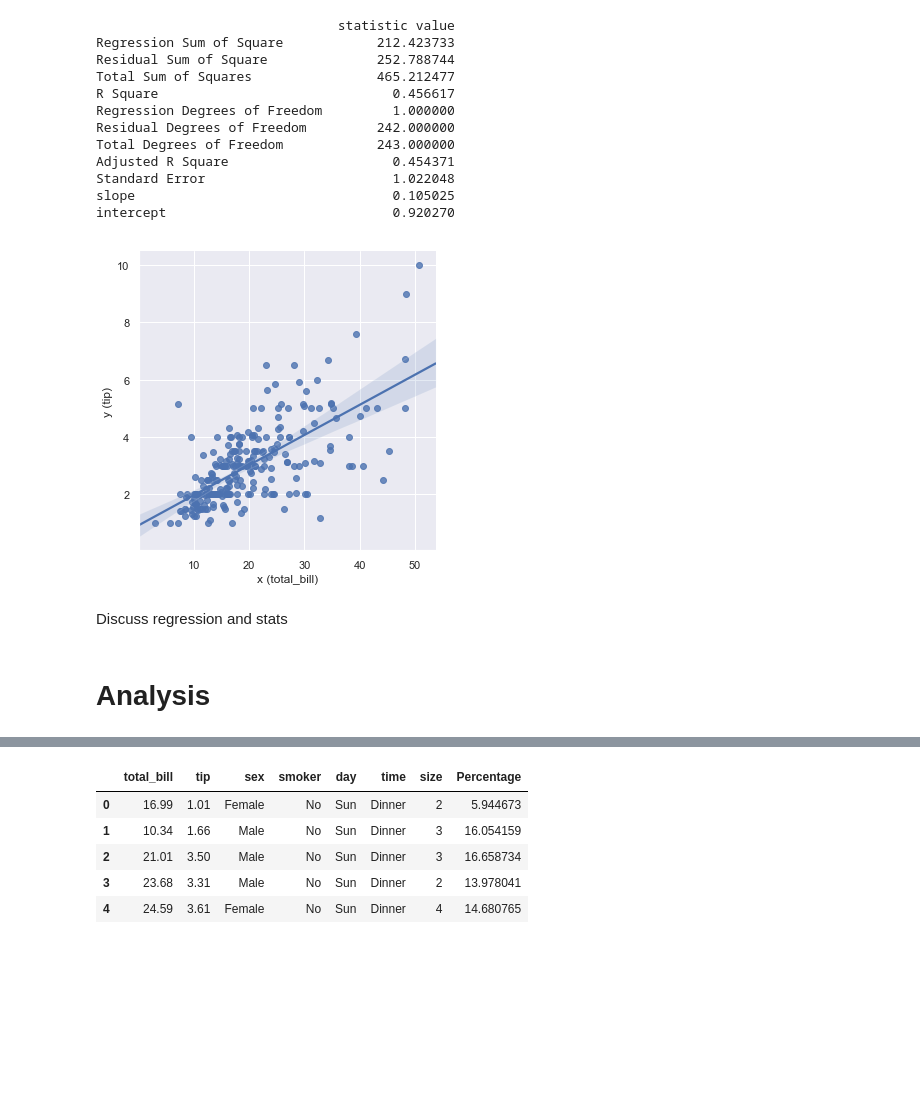
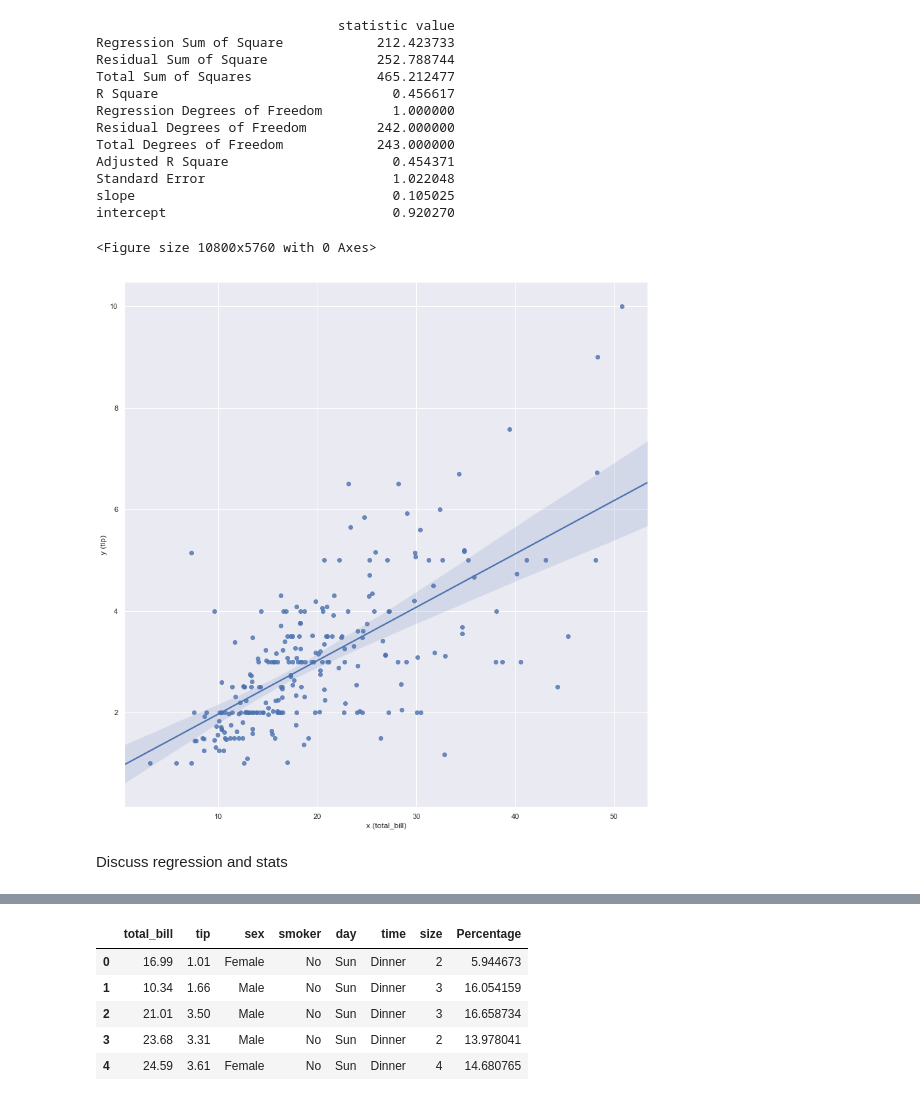
Before and after one commit to Spider-Mannix/DAfundProj, a Jupyter notebook: Project Notebook.ipynb, the cells around one changed output, grey strips where cells are left out. Saved outputs shown, nothing was run; the diff lists cells and outputs as text; code cells hidden in the pictures; blank space fills up the shorter version.

Commit message:
more on regression and analysis

```diff
--- a/Project Notebook.ipynb
+++ b/Project Notebook.ipynb
@@ -239,11 +255,11 @@ Standard Error                        1.022048
 slope                                 0.105025
 intercept                             0.920270
 # %%
-model=sns.lmplot(data=dfr,y='y (tip)',x='x (total_bill)',legend=False)
+plt.figure(figsize=(150,80))
+model=sns.lmplot(data=dfr,y='y (tip)',x='x (total_bill)',legend=False, height = 12)
 #lmplot good for regression models
 # %% [output]
+<Figure size 10800x5760 with 0 Axes>
-[figure, old version]
+[figure, new version]
 # %% [markdown]
 Discuss regression and stats
-# %% [markdown]
-# Analysis
```
Also changed, not shown: parts of 13 cells of this notebook.
